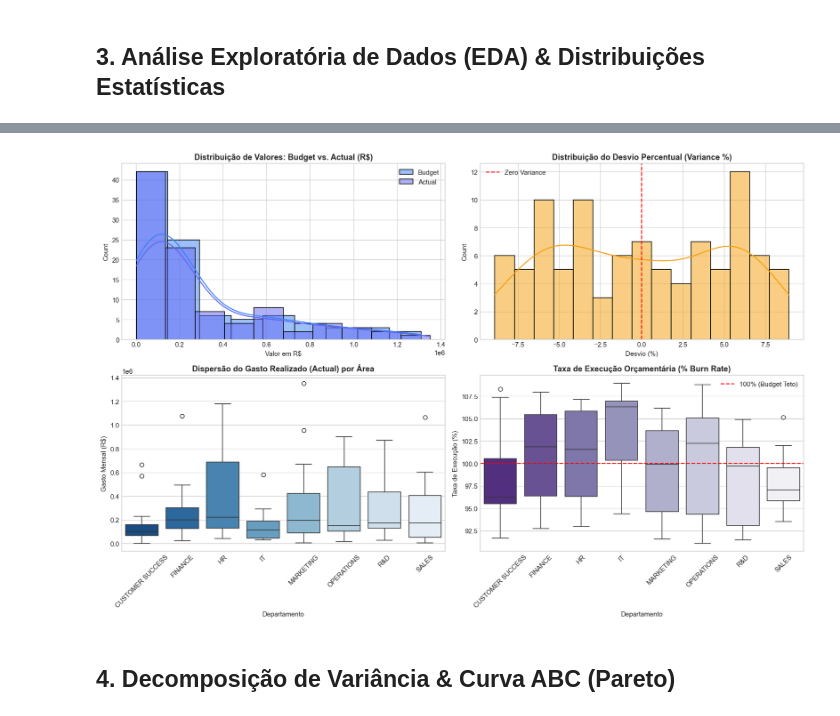
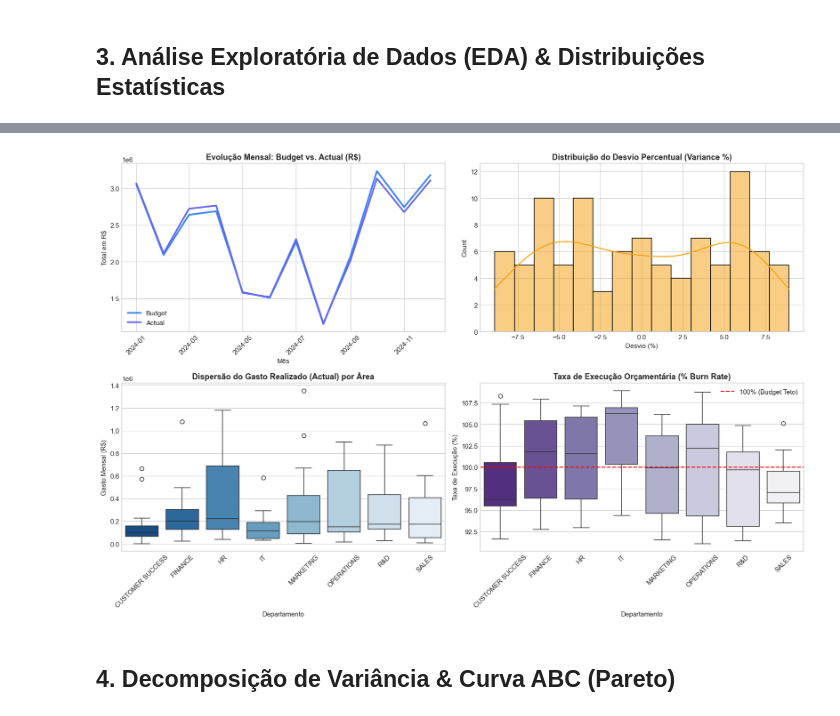
Before and after one commit to Moutt/Financial-Planning-Analysis, a Jupyter notebook: notebooks/analise_e_insights_fpa.ipynb, the cells around one changed output, grey strips where cells are left out. Cells and saved outputs as stored; diff of their text form; code cells hidden in the pictures.

```diff
--- a/notebooks/analise_e_insights_fpa.ipynb
+++ b/notebooks/analise_e_insights_fpa.ipynb
@@ -119,40 +119,65 @@ display(desc_stats[['count', 'mean', 'std', 'min', '25%', '50%', '75%', 'max', '
 # Visualização das distribuições
 fig, axes = plt.subplots(2, 2, figsize=(15, 10))
 
-# 1. Distribuição de Budget vs Actual
-sns.histplot(df['Budget'], kde=True, color=COLORS['budget'], label='Budget', ax=axes[0, 0], alpha=0.5)
-sns.histplot(df['Actual'], kde=True, color=COLORS['actual'], label='Actual', ax=axes[0, 0], alpha=0.5)
-axes[0, 0].set_title('Distribuição de Valores: Budget vs. Actual (R$)', fontweight='bold')
-axes[0, 0].set_xlabel('Valor em R$')
+# 1. Distribuição de Budget vs Actual (barras lado a lado)
+# 1. Evolução Mensal: Budget vs. Actual
+sns.lineplot(
+    data=df,
+    x='Month',
+    y='Budget',
+    color=COLORS['budget'],
+    label='Budget',
+    estimator='sum',
+    errorbar=None,
+    linewidth=2.5,
+    ax=axes[0, 0]
+)
+
+sns.lineplot(
+    data=df,
+    x='Month',
+    y='Actual',
+    color=COLORS['actual'],
+    label='Actual',
+    estimator='sum',
+    errorbar=None,
+    linewidth=2.5,
+    ax=axes[0, 0]
+)
+
+axes[0, 0].set_title('Evolução Mensal: Budget vs. Actual (R$)', fontweight='bold')
+axes[0, 0].set_xlabel('Mês')
+axes[0, 0].set_ylabel('Total em R$')
+axes[0, 0].tick_params(axis='x', rotation=45)
 axes[0, 0].legend()
 
 # 2. Distribuição da Variância Relativa (%)
 sns.histplot(df['Variance_pct'] * 100, kde=True, color=COLORS['accent'], ax=axes[0, 1], bins=15)
-axes[0, 1].axvline(0, color='red', linestyle='--', linewidth=1.5, label='Zero Variance')
+## axes[0, 1].axvline(0, color='red', linestyle='--', linewidth=1.5, label='Zero Variance')
 axes[0, 1].set_title('Distribuição do Desvio Percentual (Variance %)', fontweight='bold')
 axes[0, 1].set_xlabel('Desvio (%)')
 axes[0, 1].legend()
 
 # 3. Boxplot de Gastos por Departamento
 sns.boxplot(data=df, x='Department', y='Actual', ax=axes[1, 0], palette='Blues_r')
 axes[1, 0].set_title('Dispersão do Gasto Realizado (Actual) por Área', fontweight='bold')
 axes[1, 0].set_xlabel('Departamento')
 axes[1, 0].set_ylabel('Gasto Mensal (R$)')
 axes[1, 0].tick_params(axis='x', rotation=45)
 
 # 4. Boxplot da Taxa de Execução Orçamentária por Departamento
 sns.boxplot(data=df, x='Department', y='Execution_Rate_Pct', ax=axes[1, 1], palette='Purples_r')
 axes[1, 1].axhline(100, color='red', linestyle='--', linewidth=1.5, label='100% (Budget Teto)')
 axes[1, 1].set_title('Taxa de Execução Orçamentária (% Burn Rate)', fontweight='bold')
 axes[1, 1].set_xlabel('Departamento')
 axes[1, 1].set_ylabel('Taxa de Execução (%)')
 axes[1, 1].tick_params(axis='x', rotation=45)
 axes[1, 1].legend()
 
 plt.tight_layout()
 plt.show()
 # %% [output]
-[figure, old version]
+[figure, new version]
 # %% [markdown]
 ## 4. Decomposição de Variância & Curva ABC (Pareto)
 # %%
```
Also changed, not shown: parts of 2 cells of this notebook.
